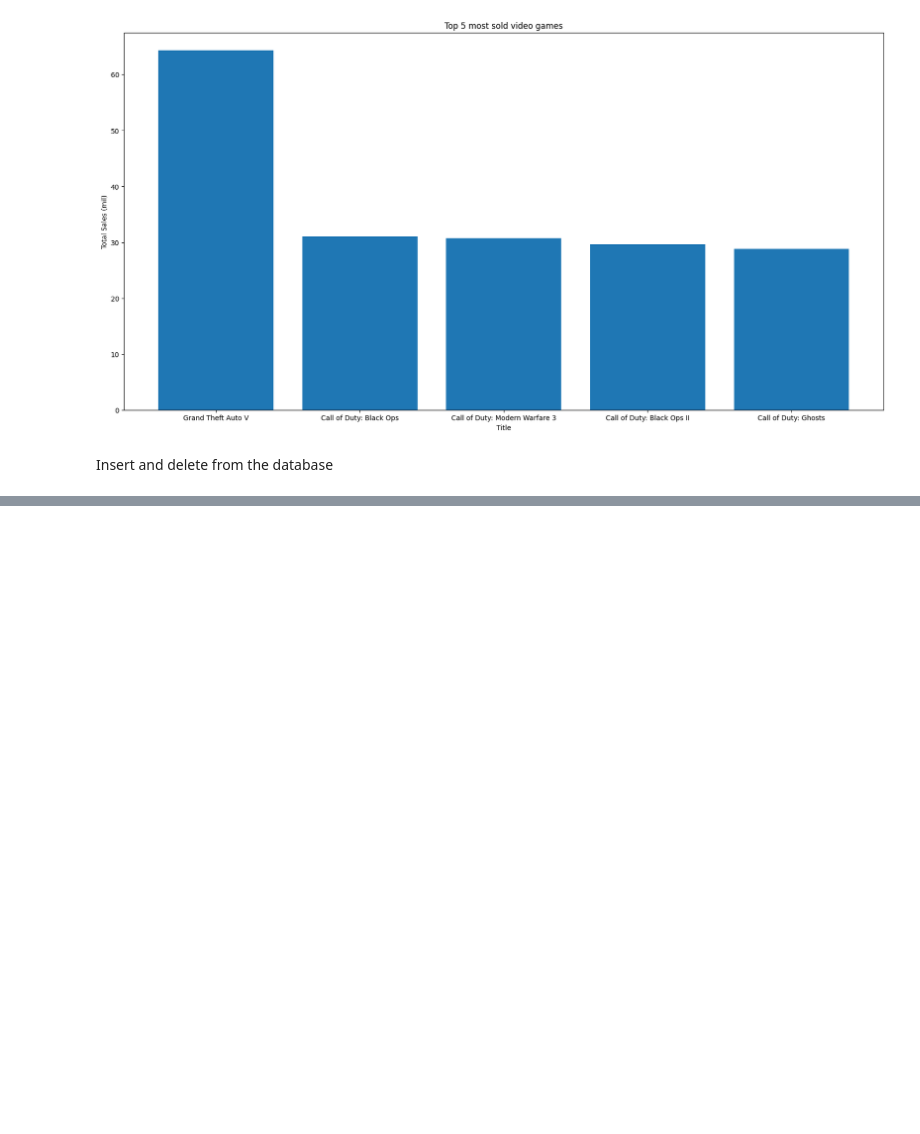
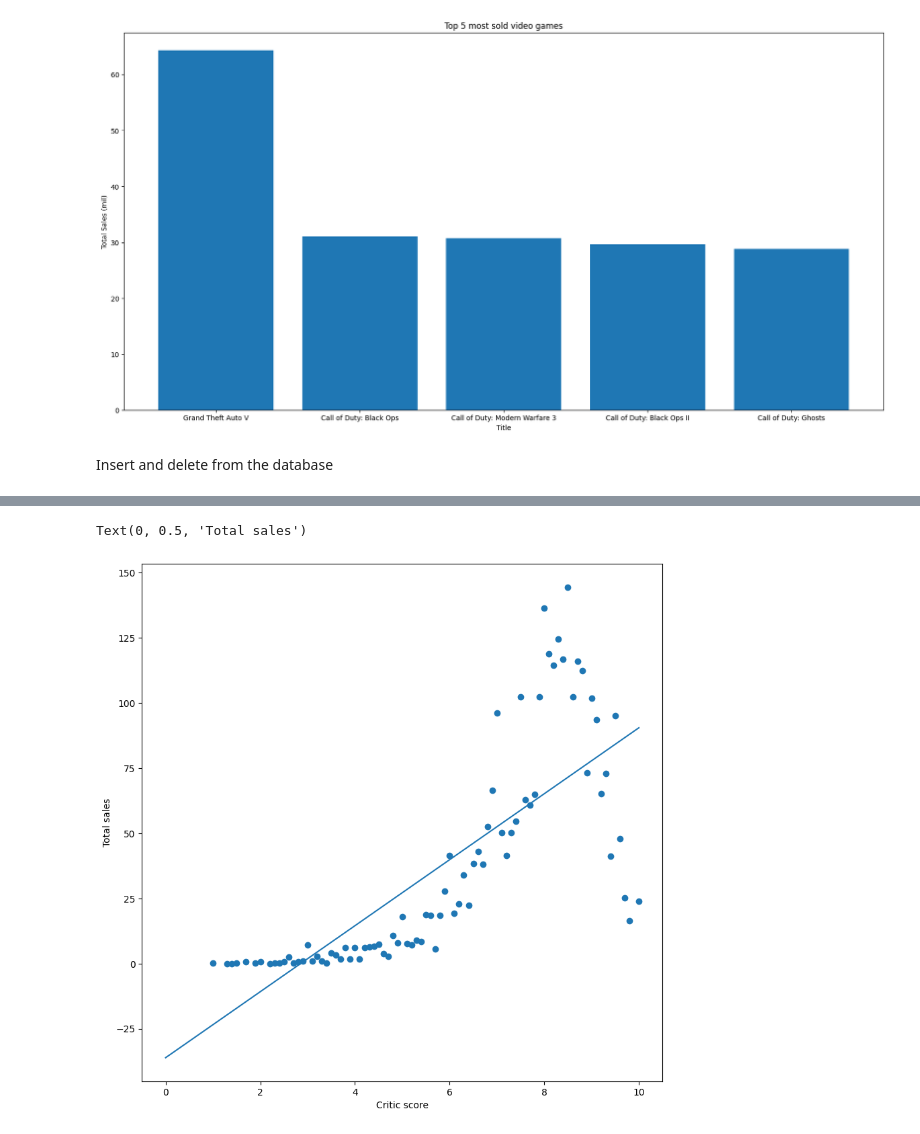
Before and after one commit to EinoSundquist/Video-games-sales-analysis-, a Jupyter notebook: video_games_sales_analysis/sales_analysis.ipynb, the cells around one changed output, grey strips where cells are left out. Saved outputs shown, nothing was run; the diff lists cells and outputs as text; code cells hidden in the pictures; blank space fills up the shorter version.

Commit message:
Critic_scores and total sales correlation showcase

```diff
--- a/video_games_sales_analysis/sales_analysis.ipynb
+++ b/video_games_sales_analysis/sales_analysis.ipynb
@@ -199,0 +207,15 @@ mydb.commit()
+# %%
+sql = """
+SELECT title, sum(na_sales + pal_sales) AS na_and_pal_sales
+FROM sales
+GROUP BY title
+ORDER BY na_and_pal_sales desc
+LIMIT 10
+"""
+
+cursor.execute(sql)
+
+myresult = cursor.fetchall()
+
+for row in myresult:
+    print(row)
@@ -199,0 +233,30 @@ mydb.commit()
+# %%
+sql ="""
+SELECT critic_score, sum(total_sales)
+FROM sales
+WHERE critic_score IS NOT NULL AND total_sales IS NOT NULL
+GROUP BY critic_score
+ORDER BY sum(total_sales) desc
+"""
+cursor.execute(sql)
+myresult = cursor.fetchall()
+
+critic_scores = []
+sales = []
+
+for row in myresult:
+    critic_scores.append(row[0])
+    sales.append(row[1])
+
+fig, ax = plt.subplots(figsize=(10, 10))
+ax.scatter(critic_scores, sales)
+b, a = np.polyfit(critic_scores,sales ,deg=1)
+
+xseq = np.linspace(0,10, num=100)
+
+ax.plot(xseq, a+b * xseq)
+ax.set_xlabel("Critic score")
+ax.set_ylabel("Total sales")
+# %% [output]
+Text(0, 0.5, 'Total sales')
+[figure, added]
```
Also changed, not shown: parts of 7 cells of this notebook, 4 other files.
